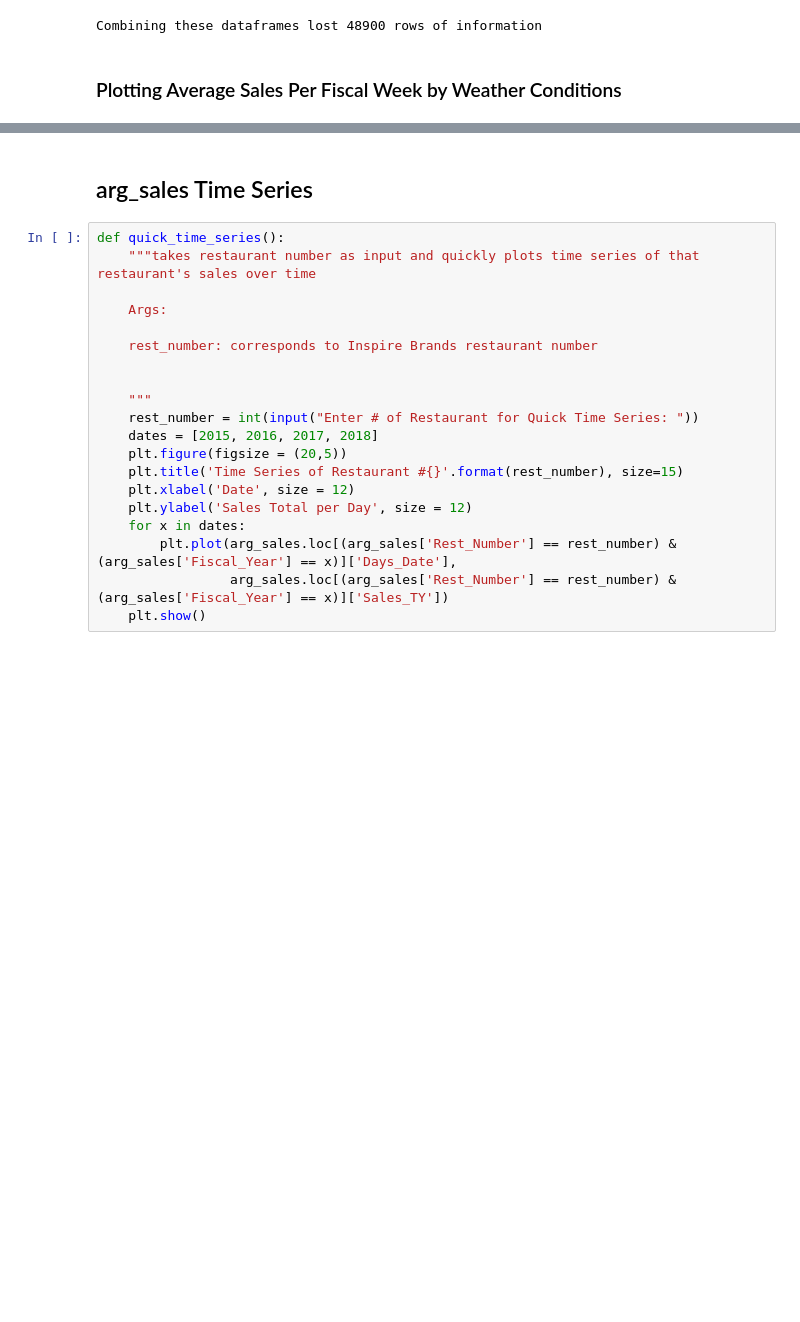
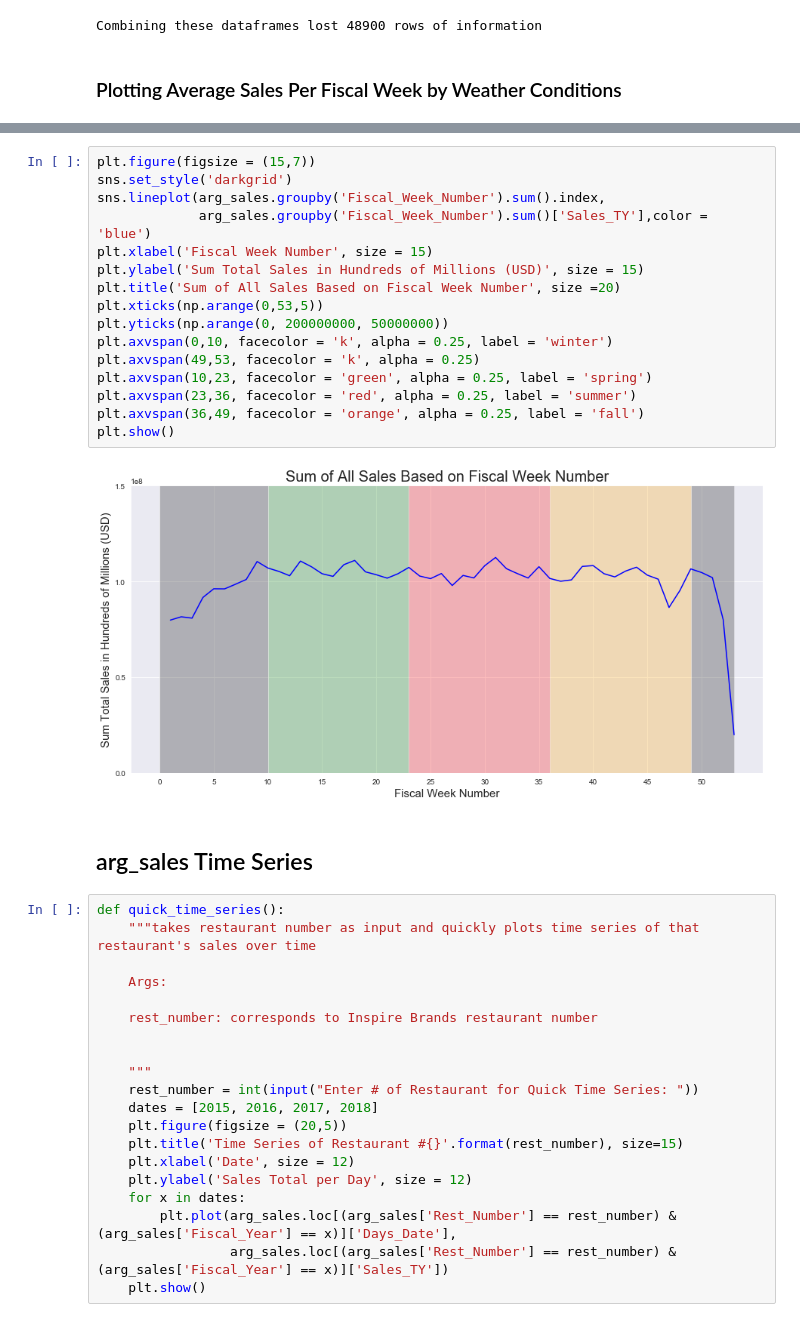
Before and after one commit to will4865/Inspire-Brands-Case-Study, a Jupyter notebook: technical-case-study.ipynb, the cells around one changed output, grey strips where cells are left out. Cells and saved outputs as stored; diff of their text form; blank space fills up the shorter version.

```diff
--- a/technical-case-study.ipynb
+++ b/technical-case-study.ipynb
@@ -461,3 +462,21 @@ plt.show()
+# %%
+plt.figure(figsize = (15,7))
+sns.set_style('darkgrid')
+sns.lineplot(arg_sales.groupby('Fiscal_Week_Number').sum().index,
+             arg_sales.groupby('Fiscal_Week_Number').sum()['Sales_TY'],color = 'blue')
+plt.xlabel('Fiscal Week Number', size = 15)
+plt.ylabel('Sum Total Sales in Hundreds of Millions (USD)', size = 15)
+plt.title('Sum of All Sales Based on Fiscal Week Number', size =20)
+plt.xticks(np.arange(0,53,5))
+plt.yticks(np.arange(0, 200000000, 50000000))
+plt.axvspan(0,10, facecolor = 'k', alpha = 0.25, label = 'winter')
+plt.axvspan(49,53, facecolor = 'k', alpha = 0.25)
+plt.axvspan(10,23, facecolor = 'green', alpha = 0.25, label = 'spring')
+plt.axvspan(23,36, facecolor = 'red', alpha = 0.25, label = 'summer')
+plt.axvspan(36,49, facecolor = 'orange', alpha = 0.25, label = 'fall')
+plt.show()
+# %% [output]
+[figure, added]
 # %% [markdown]
 ## arg_sales Time Series
 # %%
```
Also changed, not shown: parts of 9 cells of this notebook.
